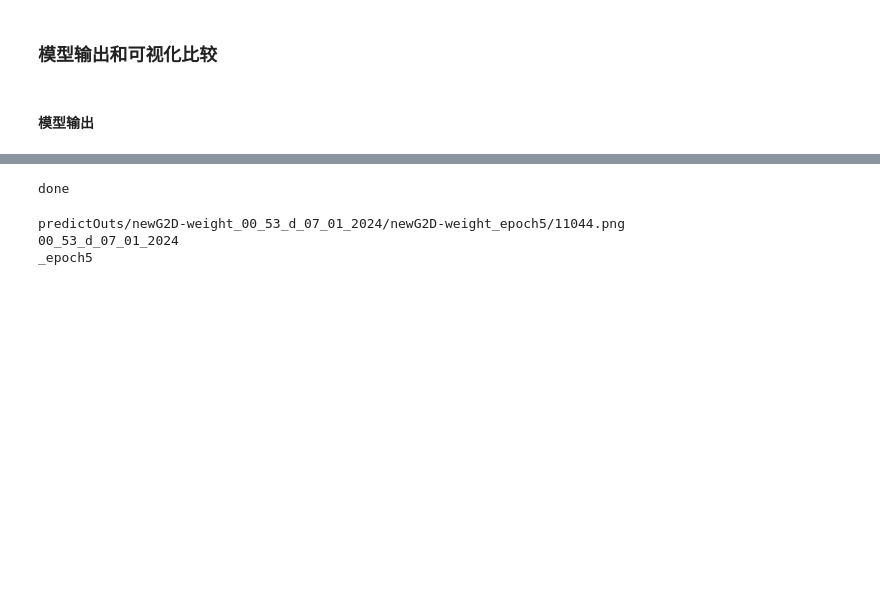
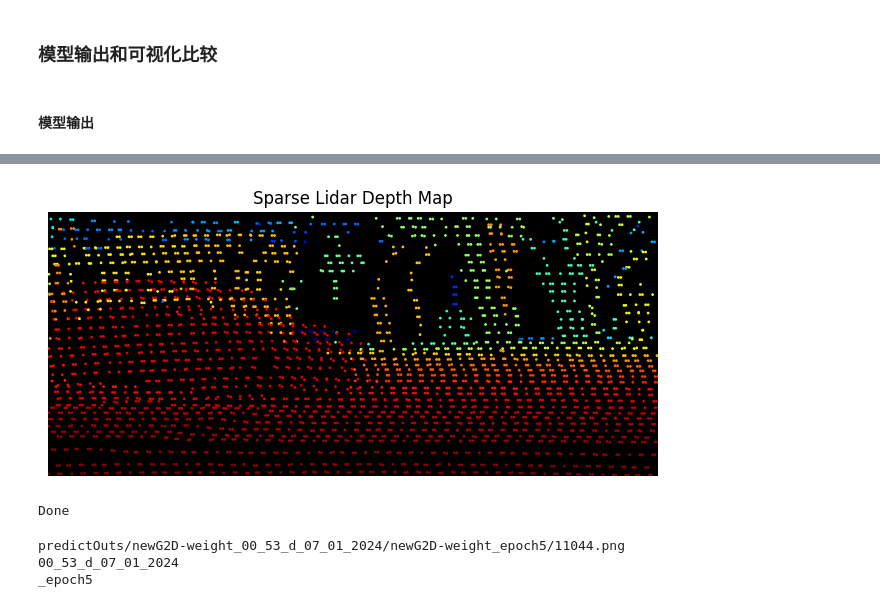
Before and after one commit to Edricos/newG2D, a Jupyter notebook: src/bestEpoch.ipynb, the cells around one changed output, grey strips where cells are left out. Cells and saved outputs as stored; diff of their text form; code cells hidden in the pictures; blank space fills up the shorter version.

```diff
--- a/src/bestEpoch.ipynb
+++ b/src/bestEpoch.ipynb
@@ -693,53 +821,30 @@ for epochs_d in [5, 6]:
+# %%
+
+for img_id in tqdm.tqdm(sample_ids_val[:10]):
+    plt.clf()
+    gt_patch, lidar_mask = read_gt_image(
+        base_dir, gta_pass, img_id, data_type, min_distance, max_distance)
+    y_coords, x_coords = np.where(lidar_mask.reshape(figShape))
+    valid_depths = np.where(lidar_mask, gt_patch, np.nan)
+    plt.title('Sparse Lidar Depth Map')
+    plt.imshow(np.zeros_like(gt_patch.reshape(figShape)), cmap='gray')
+    plt.scatter(x_coords, y_coords,
+                c=(gt_patch.reshape(figShape)[lidar_mask.reshape(figShape)]) * 150,
+                cmap='jet_r',
+                s=1,
+                marker='o')
+    plt.axis('off')
+    plt.tight_layout()
+    plt.savefig('predictOuts/lidar/'+img_id+'.png', bbox_inches='tight')
+# %% [output]
+[figure, added]
 # %%
-from PIL import Image
-
-def predictionOut(model, modelDir, img_id):
-    in_img = read_gated_image(base_dir, gta_pass, img_id, data_type)  # 扩展数据的维度以匹配模型的输入维度
-    # inputs = tf.expand_dims(in_img, axis=0) # 使用模型进行预测
-    predictions = model(in_img) * 150  # 获取预测的深度图
-    predicted_depth = predictions[0, :, :, 0]
-    # print(predicted_depth.shape)
-
-    plt.imshow(predicted_depth, cmap='jet_r')
-    # plt.scatter(x_coords, y_coords, c=150 * (gt_patch.reshape(figShape)[lidar_mask.reshape(figShape)]),
-    #             cmap='jet_r', s=9, marker='o', edgecolors='white', linewidths=0.5)
-    # plt.colorbar()
-    plt.title(modelDir[21:39]+modelDir[-10:-3])
-    plt.axis('off')
-    plt.tight_layout()
-
-    savePath = 'predictOuts/'+modelDir[7:-3]
-    if not os.path.exists(savePath):
-        os.makedirs(savePath)
-    plt.savefig(savePath+'/'+img_id+'.png', bbox_inches='tight')
-
-modelDirs = [
-    'models/newG2D-weight_00_53_d_07_01_2024/newG2D-weight_epoch5.h5', # 只对比s2，首次低于基准
-    'models/newG2D-weight_01_07_d_04_01_2024/newG2D-weight_epoch1.h5', # 不加DP，第二轮
-    'models/newG2D-weight_02_37_d_03_01_2024/newG2D-weight_epoch1.h5', # 加全部DP，第二轮
-    'models/newG2D-weight_02_37_d_03_01_2024/newG2D-weight_epoch7.h5', # 加全部DP，首次低于基准
-    'models/newG2D-weight_02_37_d_03_01_2024/newG2D-weight_epoch23.h5' # 加全部DP，收敛
-]
-
-# modelDir = 'models/newG2D-weight_00_53_d_07_01_2024/newG2D-weight_epoch5.h5'
-sample_ids_val = readlines(fpath.format("val"))
-
-for modelDir in modelDirs:
-    input_img = tf.keras.Input(shape=(720 - crop_size_h * 2, 1280 - crop_size * 2, 3))
-    outputs = unet.build_unet(input_img)
-    model = tf.keras.Model(inputs=input_img, outputs=outputs)
-    model.load_weights(modelDir)
-    for img_id in tqdm.tqdm(sample_ids_val[:10]):
-        predictionOut(model, modelDir, img_id)
-
-    del model  # 删除模型对象
-    gc.collect()  # 执行垃圾回收
-    tf.keras.backend.clear_session()  # 清除当前TF计算图
 
 # 拼图
-for img_id in sample_ids_val[:10]:
+for img_id in tqdm.tqdm(sample_ids_val[:10]):
     # 图片文件列表
     image_files = []
+    image_files.append('predictOuts/lidar/'+img_id+'.png')
     for modelDir in modelDirs:
         image_files.append('predictOuts/'+modelDir[7:-3]+'/'+img_id+'.png')
     # 读取图片
@@ -756,9 +861,9 @@ for img_id in sample_ids_val[:10]:
         x_offset += image.size[0]
     # 保存新图像
     new_image.save('predictOuts/concats/'+img_id+'.png')
-print("done")
+print("Done")
 # %% [output]
-done
+Done
 # %%
 modelDir = 'models/newG2D-weight_00_53_d_07_01_2024/newG2D-weight_epoch5.h5'
 # 切割字符串
```
Also changed, not shown: parts of 6 cells of this notebook, 11 other files.
